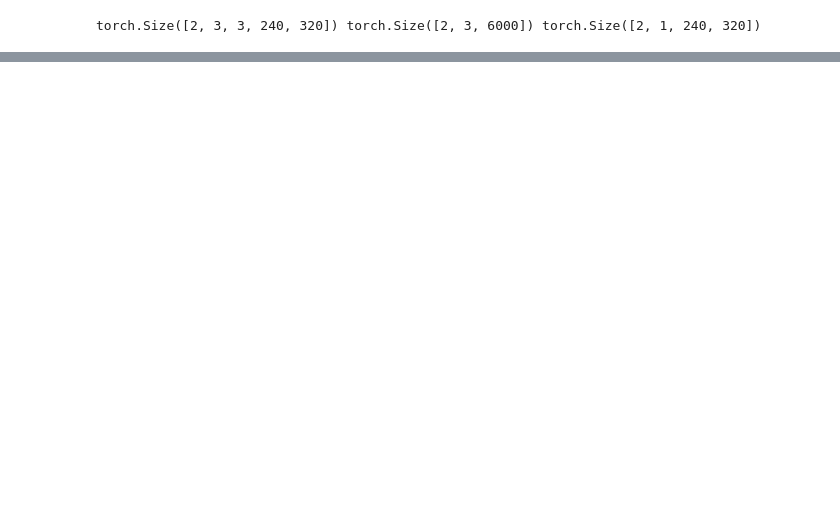
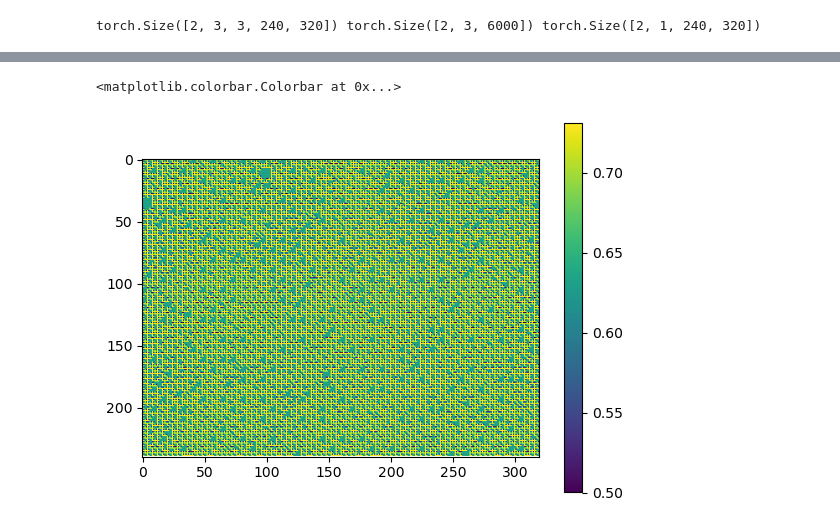
Before and after one commit to Dart-ilder/GoSlayer, a Jupyter notebook: pointclouds_postproc.ipynb, the cells around one changed output, grey strips where cells are left out. Saved outputs shown, nothing was run; the diff lists cells and outputs as text; code cells hidden in the pictures; blank space fills up the shorter version.

```diff
--- a/pointclouds_postproc.ipynb
+++ b/pointclouds_postproc.ipynb
@@ -373,0 +443,6 @@ plt.plot(losses)
+# %%
+plt.imshow(torch.sigmoid(torch.from_numpy(ex)))
+plt.colorbar()
+# %% [output]
+<matplotlib.colorbar.Colorbar at 0x...>
+[figure, added]
```
Also changed, not shown: parts of 18 cells of this notebook.
